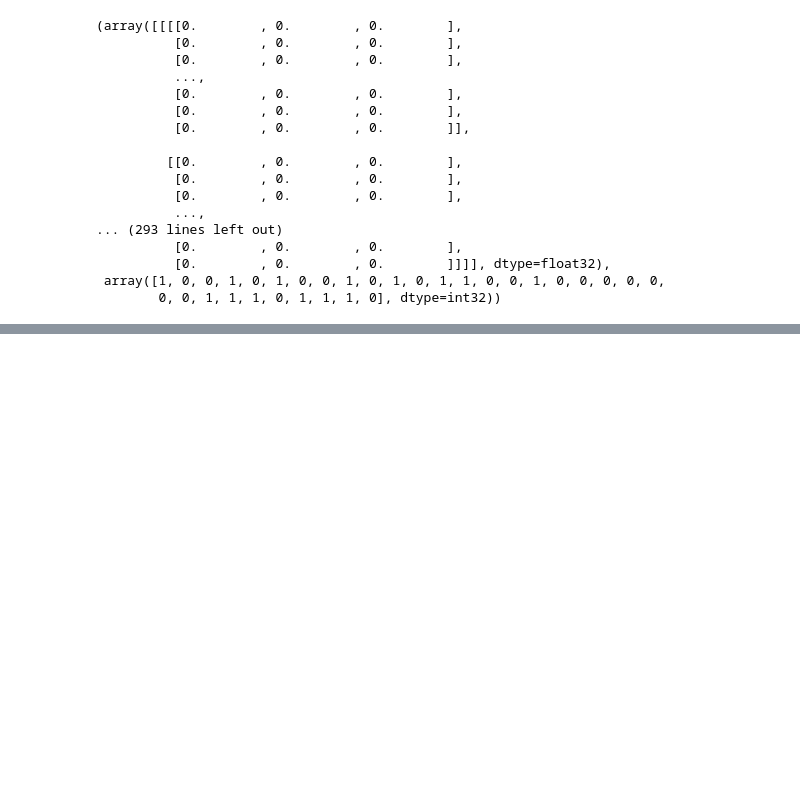
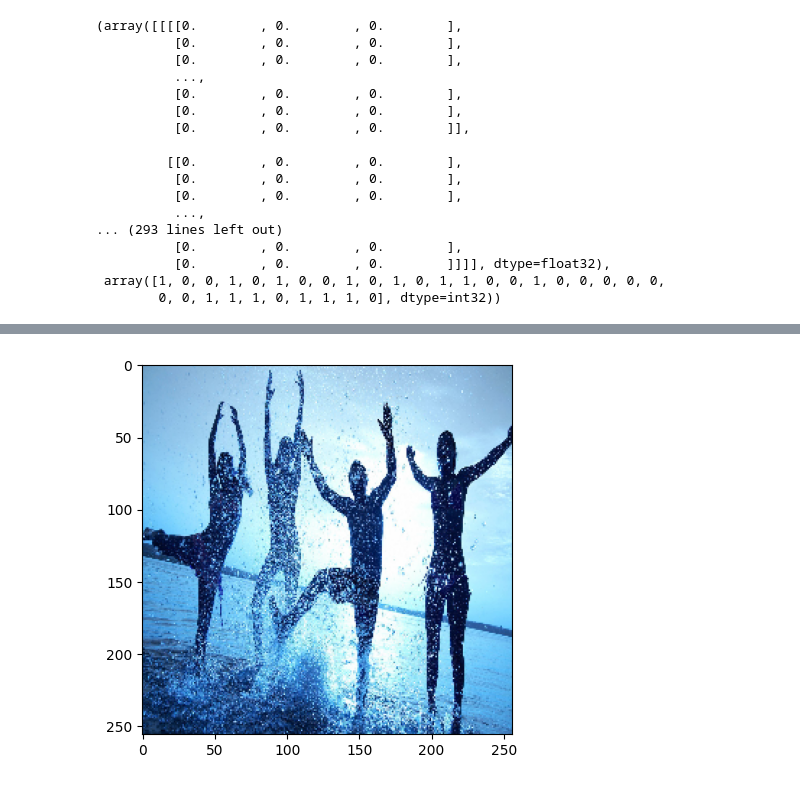
Before and after one commit to geopr2030/DeepImgC, a Jupyter notebook: DeepImgC.ipynb, the cells around one changed output, grey strips where cells are left out. Drawn from its saved outputs; the diff is of its cells as text; code cells hidden in the pictures; blank space fills up the shorter version.

```diff
--- a/DeepImgC.ipynb
+++ b/DeepImgC.ipynb
@@ -123,0 +271,6 @@ Split Data
+# %%
+resize = tf.image.resize(img, (256,256))
+plt.imshow(resize.numpy().astype(int))
+plt.show()
+# %% [output]
+[figure, added]
```
Also changed, not shown: parts of 37 cells of this notebook.
